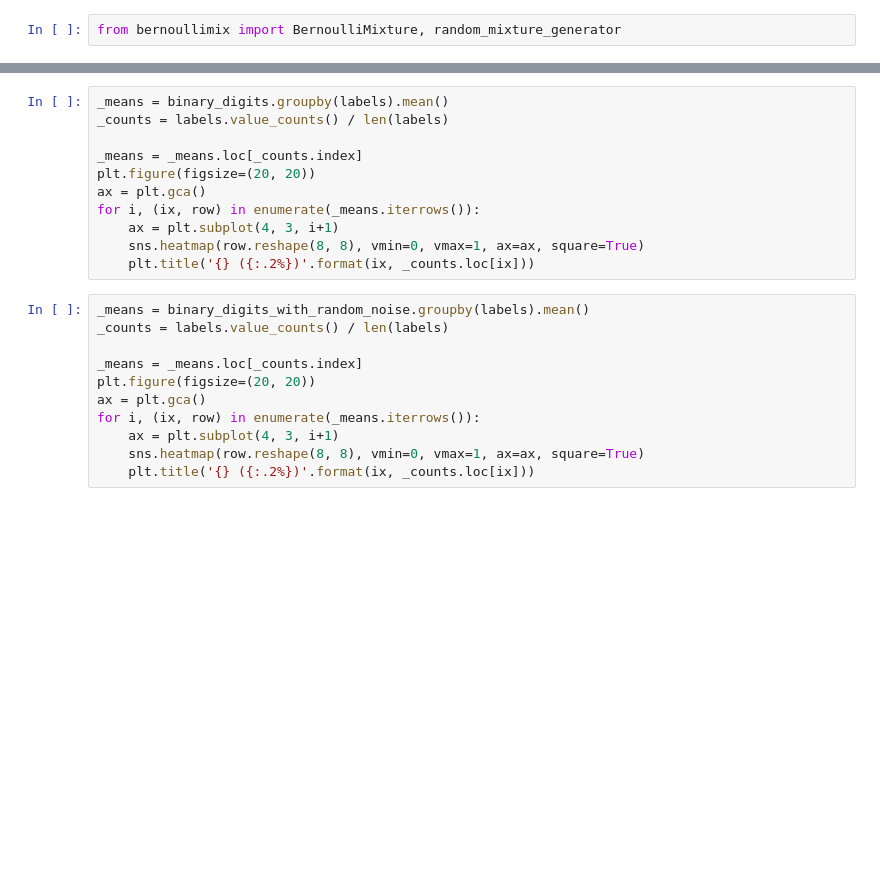
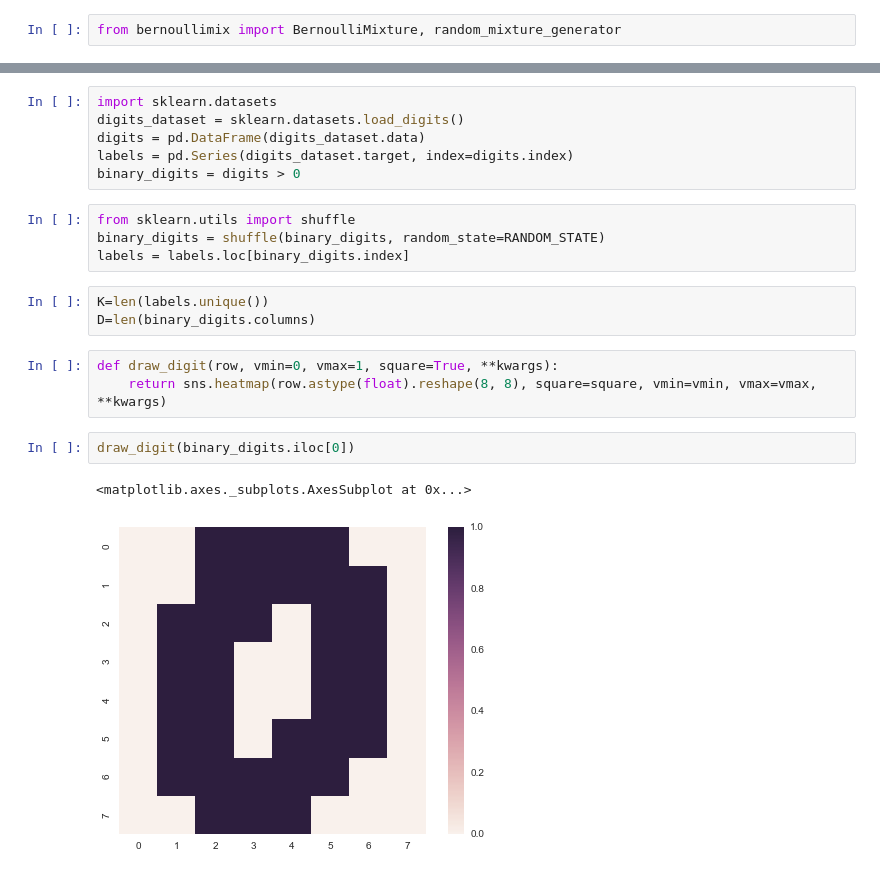
Before and after one commit to lukauskas/bernoulli-mixture-model, a Jupyter notebook: notebooks/Proof Of Concept (Digits).ipynb, the cells around one changed output, grey strips where cells are left out. Saved outputs shown, nothing was run; the diff lists cells and outputs as text; blank space fills up the shorter version.

Commit message:
proof of concept digits

```diff
--- a/notebooks/Proof Of Concept (Digits).ipynb
+++ b/notebooks/Proof Of Concept (Digits).ipynb
@@ -143,22 +13,21 @@ for i in range(K):
-# %%
-_means = binary_digits.groupby(labels).mean()
-_counts = labels.value_counts() / len(labels)
-
-_means = _means.loc[_counts.index]
-plt.figure(figsize=(20, 20))
-ax = plt.gca()
-for i, (ix, row) in enumerate(_means.iterrows()):
-    ax = plt.subplot(4, 3, i+1)
-    sns.heatmap(row.reshape(8, 8), vmin=0, vmax=1, ax=ax, square=True)
-    plt.title('{} ({:.2%})'.format(ix, _counts.loc[ix]))
-# %%
-_means = binary_digits_with_random_noise.groupby(labels).mean()
-_counts = labels.value_counts() / len(labels)
-
-_means = _means.loc[_counts.index]
-plt.figure(figsize=(20, 20))
-ax = plt.gca()
-for i, (ix, row) in enumerate(_means.iterrows()):
-    ax = plt.subplot(4, 3, i+1)
-    sns.heatmap(row.reshape(8, 8), vmin=0, vmax=1, ax=ax, square=True)
-    plt.title('{} ({:.2%})'.format(ix, _counts.loc[ix]))
+# %%
+import sklearn.datasets
+digits_dataset = sklearn.datasets.load_digits()
+digits = pd.DataFrame(digits_dataset.data)
+labels = pd.Series(digits_dataset.target, index=digits.index)
+binary_digits = digits > 0
+# %%
+from sklearn.utils import shuffle
+binary_digits = shuffle(binary_digits, random_state=RANDOM_STATE)
+labels = labels.loc[binary_digits.index]
+# %%
+K=len(labels.unique())
+D=len(binary_digits.columns)
+# %%
+def draw_digit(row, vmin=0, vmax=1, square=True, **kwargs):
+    return sns.heatmap(row.astype(float).reshape(8, 8), square=square, vmin=vmin, vmax=vmax, **kwargs)
+# %%
+draw_digit(binary_digits.iloc[0])
+# %% [output]
+<matplotlib.axes._subplots.AxesSubplot at 0x...>
+[figure, added]
```
Also changed, not shown: parts of 49 cells of this notebook.
